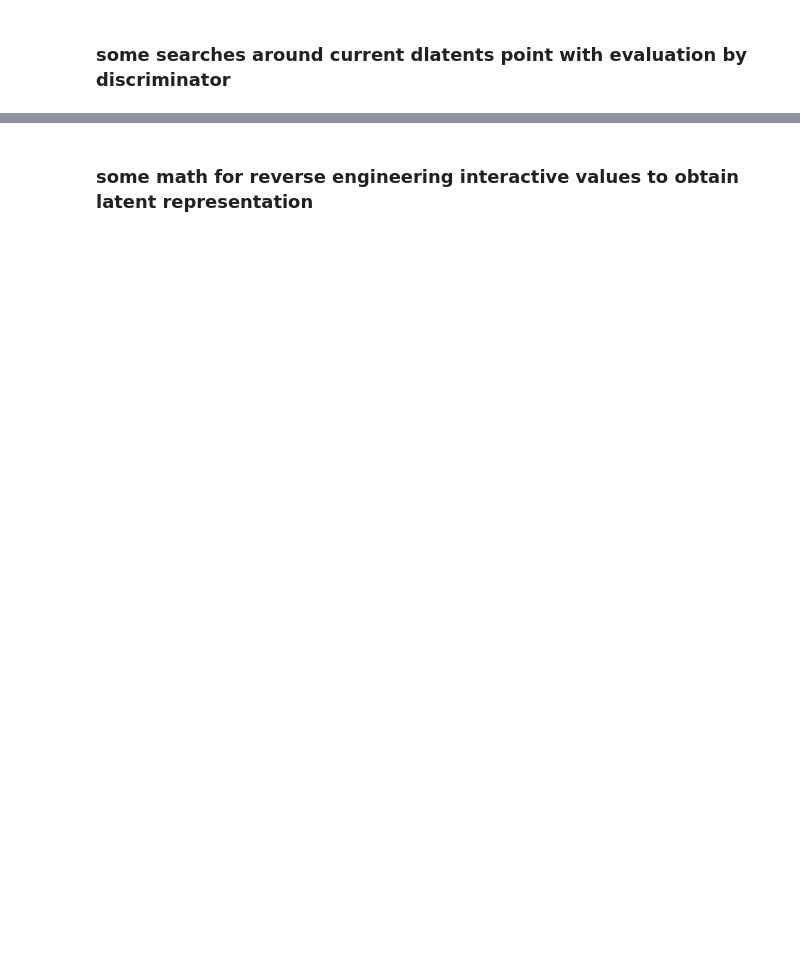
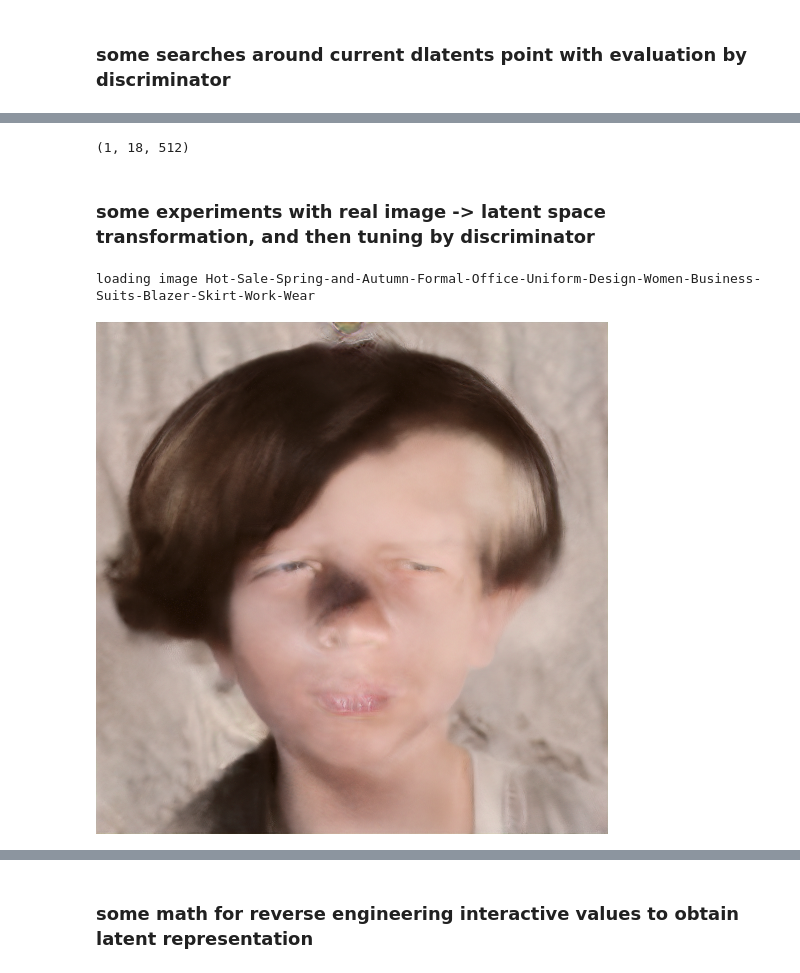
Before and after one commit to racinmat/stylegan, a Jupyter notebook: Stylegan-Interactive-Modification.ipynb, the cells around one changed output, grey strips where cells are left out. Cells and saved outputs as stored; diff of their text form; code cells hidden in the pictures; blank space fills up the shorter version.

```diff
--- a/Stylegan-Interactive-Modification.ipynb
+++ b/Stylegan-Interactive-Modification.ipynb
@@ -557,0 +552,21 @@ dlatents_mod_2.shape
+# %%
+dlatents_mod_2.shape
+# %% [output]
+(1, 18, 512)
+# %% [markdown]
+### some experiments with real image -> latent space transformation, and then tuning by discriminator
+# %%
+# generated those by  python .\encode_images.py E:\Projects\akicon-ai-workshop\stylegan\raw_images E:\Projects\akicon-ai-workshop\stylegan\generated_images E:\Projects\akicon-ai-workshop\stylegan\generated_latent_representations
+# from https://github.com/pbaylies/stylegan-encoder
+#img_name = '1574379609.4849255'
+#img_name = '1574379629.6737056'
+img_name = 'Hot-Sale-Spring-and-Autumn-Formal-Office-Uniform-Design-Women-Business-Suits-Blazer-Skirt-Work-Wear'
+
+with open(f'generated_latent_representations/{img_name}.npy', 'rb') as f:
+    dlatents_mod_2 = np.load(f)
+    dlatents_mod_2 = dlatents_mod_2.reshape(1, -1, 512)
+    print(f'loading image {img_name}')
+display(PIL.Image.fromarray(generate_images_from_dlatents(dlatents_mod_2, truncation_psi = display_psi_2), 'RGB').resize((512, 512)))
+# %% [output]
+loading image Hot-Sale-Spring-and-Autumn-Formal-Office-Uniform-Design-Women-Business-Suits-Blazer-Skirt-Work-Wear
+[figure, added]
```
Also changed, not shown: parts of 10 cells of this notebook, 1 other file.
